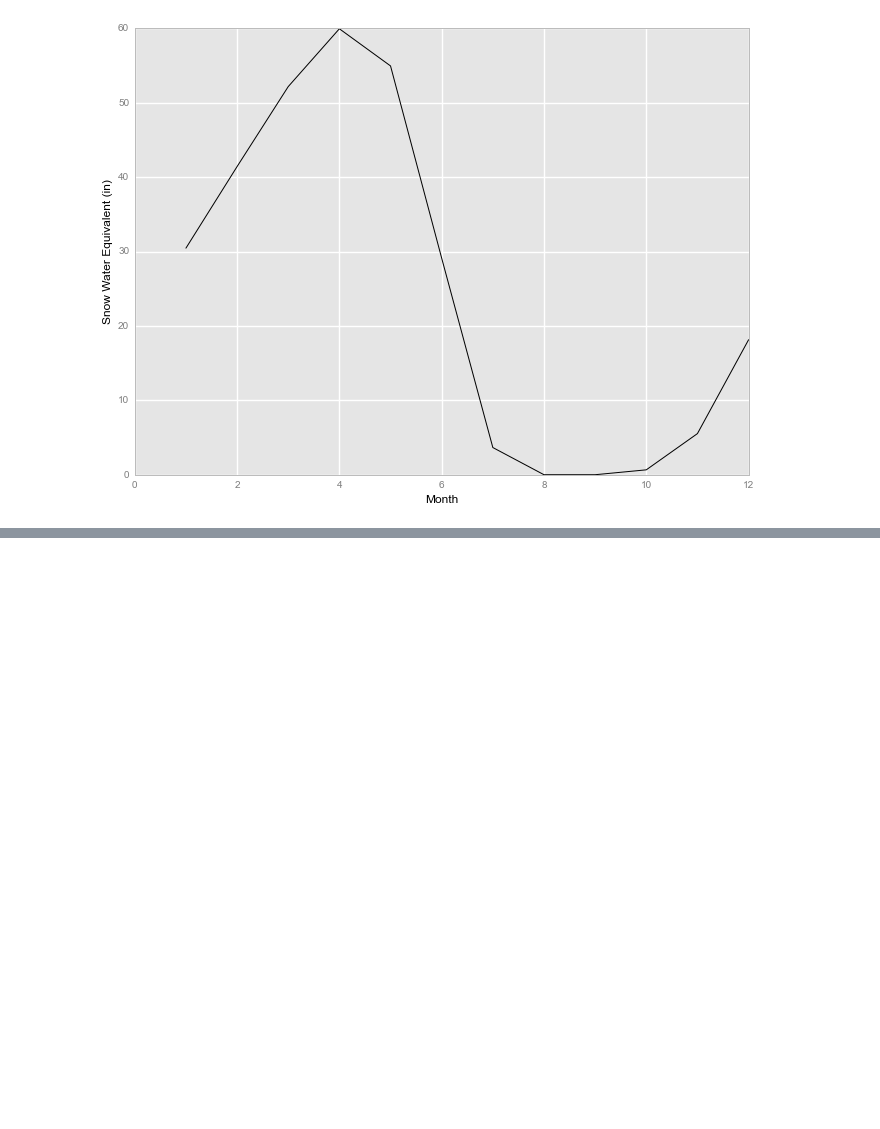
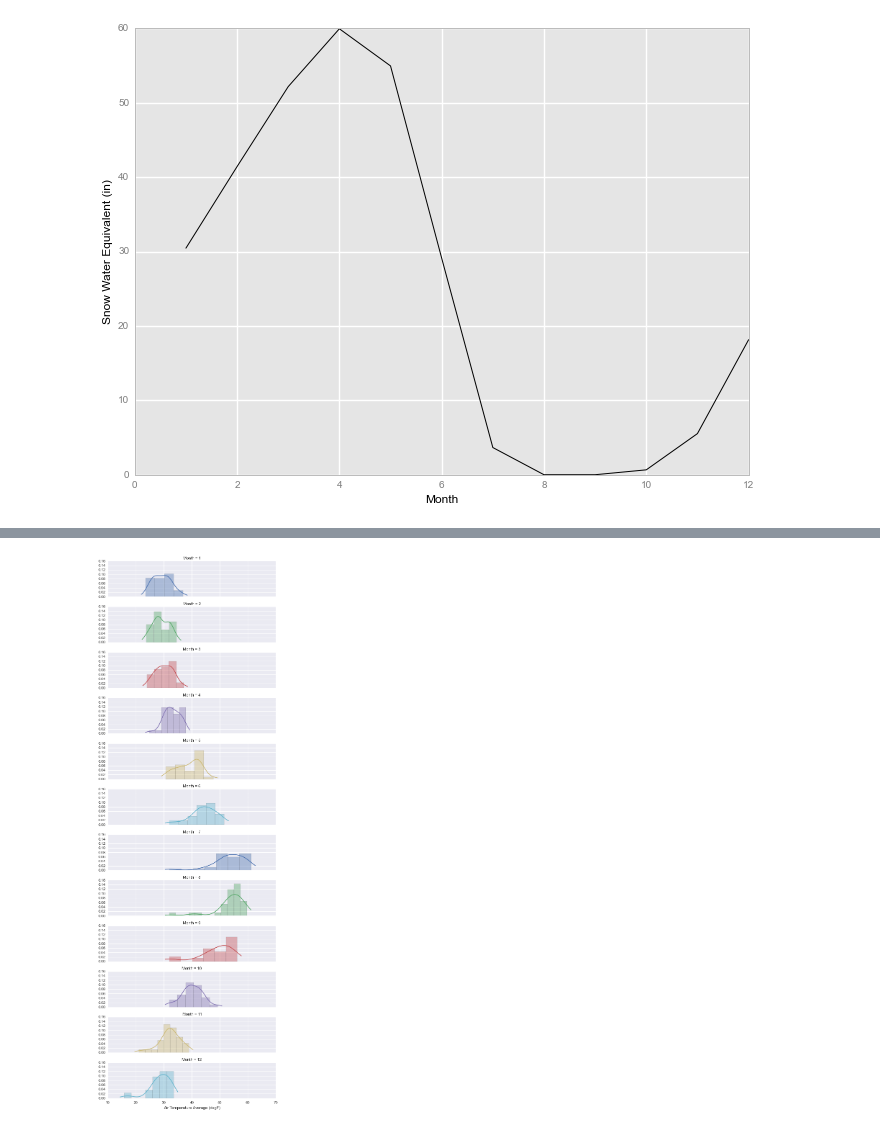
Before and after one commit to wrobstory/pdxdatasci2014, a Jupyter notebook: PDX_DataSci_Snotel.ipynb, the cells around one changed output, grey strips where cells are left out. Cells and saved outputs as stored; diff of their text form; code cells hidden in the pictures; blank space fills up the shorter version.

```diff
--- a/PDX_DataSci_Snotel.ipynb
+++ b/PDX_DataSci_Snotel.ipynb
@@ -143,0 +161,11 @@ ggplot(gg.aes(x='Month', y='Snow Water Equivalent (in)'),
+# %%
+# Seaborn also has very powerful faceting mechanisms. Let's look at the monthly average temperatures
+# again, but in a FacetGrid
+months = resampled['Month'].unique()
+months.sort()
+months
+g = sns.FacetGrid(resampled, row="Month", hue="Month", palette="deep",
+                  size=1.8, aspect=4, hue_order=months, row_order=months)
+g.map(sns.distplot, 'Air Temperature Average (degF)');
+# %% [output]
+[figure, added]
```
Also changed, not shown: parts of 4 cells of this notebook.
